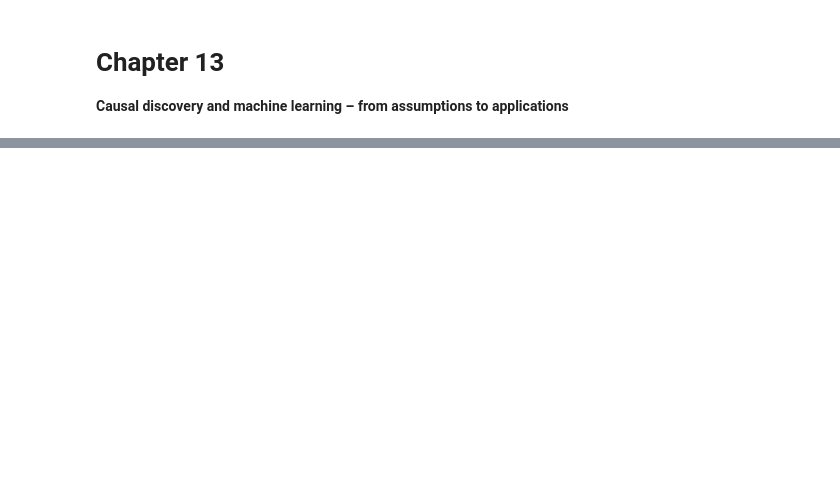
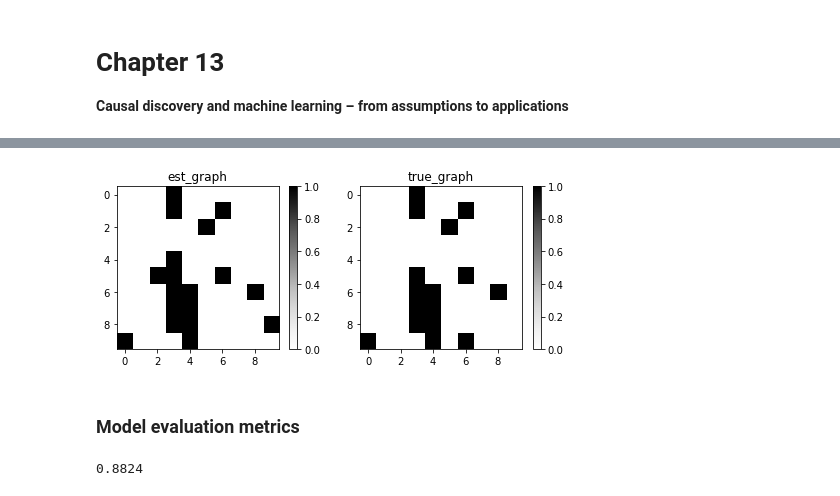
Before and after one commit to PacktPublishing/Causal-Inference-and-Discovery-in-Python, a Jupyter notebook: Chapter_13.ipynb, the cells around one changed output, grey strips where cells are left out. Cells and saved outputs as stored; diff of their text form; code cells hidden in the pictures; blank space fills up the shorter version.

```diff
--- a/Chapter_13.ipynb
+++ b/Chapter_13.ipynb
@@ -72,0 +150,10 @@ X = np.array(
+# %%
+GraphDAG(
+    est_dag=pred_dag,
+    true_dag=adj_matrix)
+
+plt.show()
+# %% [output]
+[figure, added]
+# %% [markdown]
+### Model evaluation metrics
@@ -72,0 +164,4 @@ X = np.array(
+# %%
+metrics.metrics['F1']
+# %% [output]
+0.8824
```
Also changed, not shown: parts of 106 cells of this notebook.
